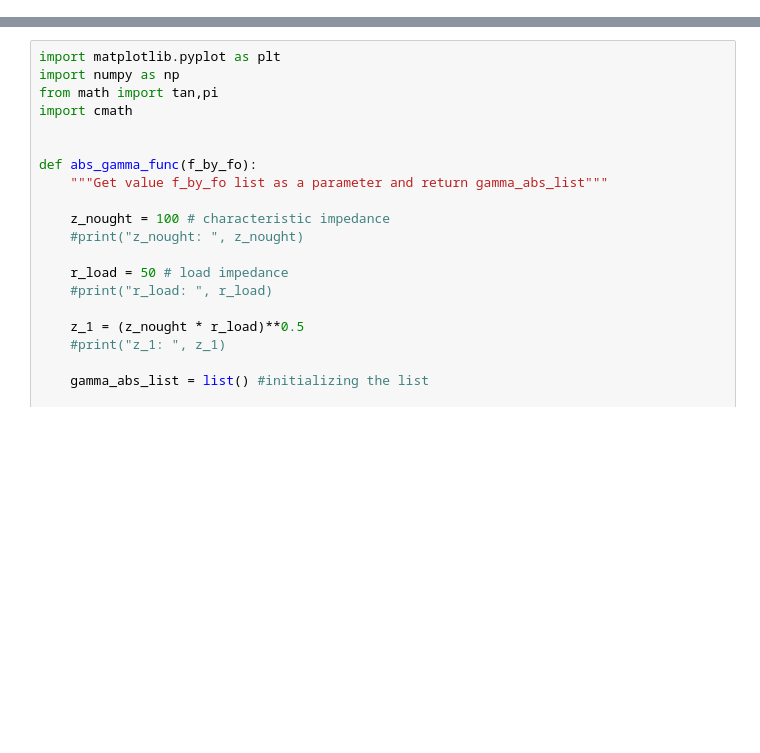
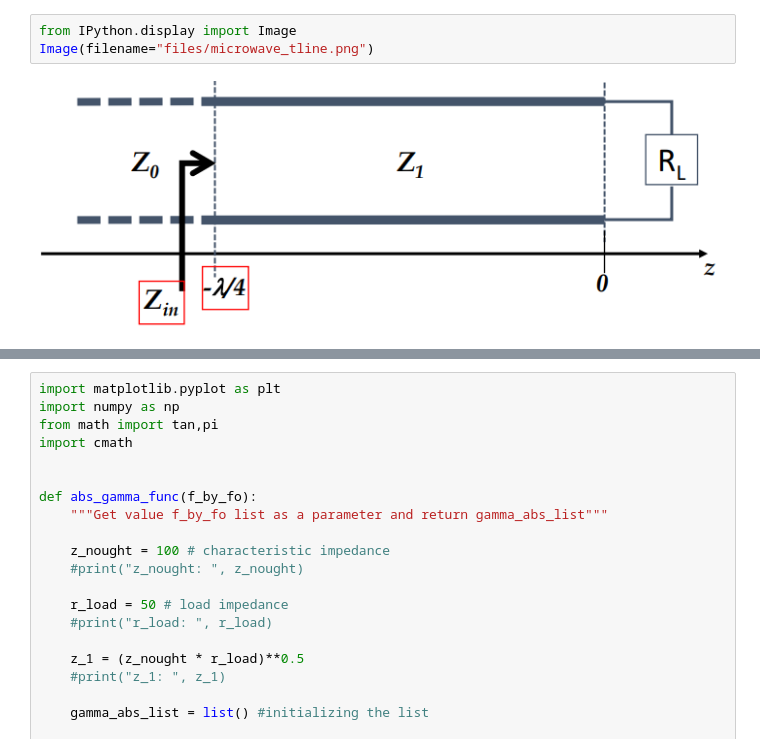
Before and after one commit to ozyalhan/Microwave_Notebooks, a Jupyter notebook: Quarter_Wave_Transformer_Plotting.ipynb, the cells around one changed output, grey strips where cells are left out. Cells and saved outputs as stored; diff of their text form; blank space fills up the shorter version.

Commit message:
new solution for markdown image error is IPython

```diff
--- a/Quarter_Wave_Transformer_Plotting.ipynb
+++ b/Quarter_Wave_Transformer_Plotting.ipynb
@@ -8,2 +4,7 @@
 <h3>Design a quarter wave tranformer to match a $100 \Omega$  load to a $50 \Omega$ transmission line. Plot $|\Gamma|$ values by $f/f_{o}$.
 </h3>
+# %%
+from IPython.display import Image
+Image(filename="files/microwave_tline.png")
+# %% [output]
+[figure, added]
```
Also changed, not shown: parts of 2 cells of this notebook.
